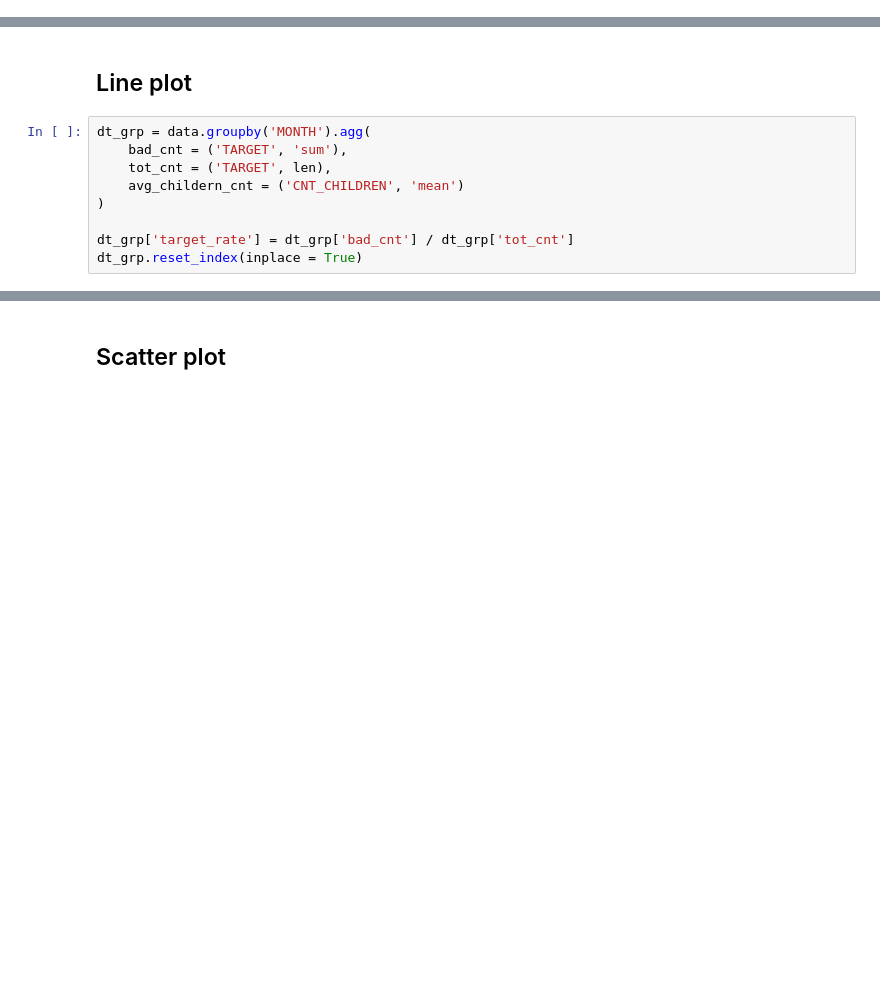
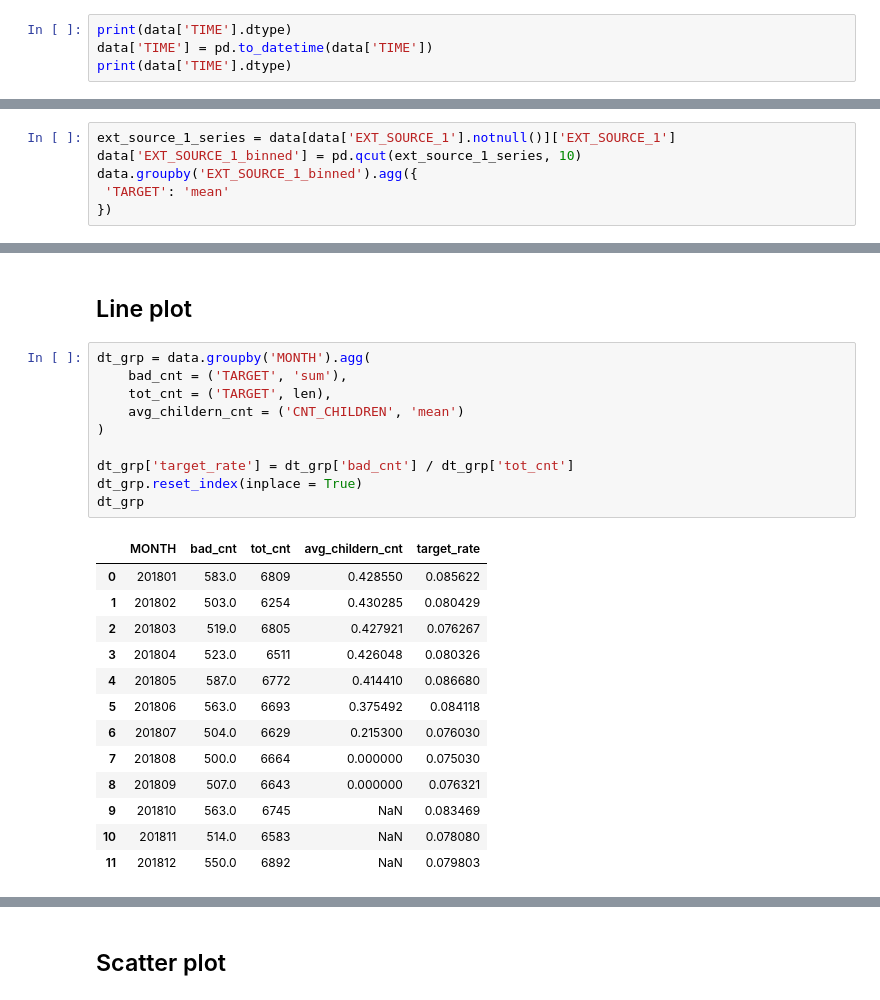
Before and after one commit to ThirstyMango/data-science-2, a Jupyter notebook: Practicals/00_python_intro/python_intro.ipynb, the cells around one changed output, grey strips where cells are left out. Saved outputs shown, nothing was run; the diff lists cells and outputs as text; blank space fills up the shorter version.

```diff
--- a/Practicals/00_python_intro/python_intro.ipynb
+++ b/Practicals/00_python_intro/python_intro.ipynb
@@ -1590,6 +1647,10 @@ print(data['TARGET'].dtype)
 <span style="color:red">**TO DO:** Convert TIME to datetime.</span>
 
 To see list of format codes go to: https://www.w3schools.com/python/gloss_python_date_format_codes.asp
+# %%
+print(data['TIME'].dtype)
+data['TIME'] = pd.to_datetime(data['TIME'])
+print(data['TIME'].dtype)
 # %% [markdown]
 ### Filter rows and select columns
 # %% [markdown]
@@ -1713,6 +1799,12 @@ data['score_binned'].value_counts(dropna=False)
 
 **Hint:**
 - Use quantile method on pd.Series
+# %%
+ext_source_1_series = data[data['EXT_SOURCE_1'].notnull()]['EXT_SOURCE_1']
+data['EXT_SOURCE_1_binned'] = pd.qcut(ext_source_1_series, 10)
+data.groupby('EXT_SOURCE_1_binned').agg({
+ 'TARGET': 'mean'
+})
 # %% [markdown]
 ### pivoting
 # %%
@@ -1897,12 +2004,27 @@ sns.kdeplot(data=data[data['EXT_SOURCE_1'].notnull()], x="EXT_SOURCE_1")
 # %%
 dt_grp = data.groupby('MONTH').agg(
     bad_cnt = ('TARGET', 'sum'),
     tot_cnt = ('TARGET', len),
     avg_childern_cnt = ('CNT_CHILDREN', 'mean')
 )
 
 dt_grp['target_rate'] = dt_grp['bad_cnt'] / dt_grp['tot_cnt']
 dt_grp.reset_index(inplace = True)
+dt_grp
+# %% [output]
+|  | MONTH | bad_cnt | tot_cnt | avg_childern_cnt | target_rate |
+| 0 | 201801 | 583.0 | 6809 | 0.428550 | 0.085622 |
+| 1 | 201802 | 503.0 | 6254 | 0.430285 | 0.080429 |
+| 2 | 201803 | 519.0 | 6805 | 0.427921 | 0.076267 |
+| 3 | 201804 | 523.0 | 6511 | 0.426048 | 0.080326 |
+| 4 | 201805 | 587.0 | 6772 | 0.414410 | 0.086680 |
+| 5 | 201806 | 563.0 | 6693 | 0.375492 | 0.084118 |
+| 6 | 201807 | 504.0 | 6629 | 0.215300 | 0.076030 |
+| 7 | 201808 | 500.0 | 6664 | 0.000000 | 0.075030 |
+| 8 | 201809 | 507.0 | 6643 | 0.000000 | 0.076321 |
+| 9 | 201810 | 563.0 | 6745 | NaN | 0.083469 |
+| 10 | 201811 | 514.0 | 6583 | NaN | 0.078080 |
+| 11 | 201812 | 550.0 | 6892 | NaN | 0.079803 |
 # %%
 plt.plot(dt_grp['target_rate'])
 plt.xticks(range(len(dt_grp)), dt_grp['MONTH'], rotation = 45)
```
Also changed, not shown: parts of 84 cells of this notebook, 6 other files.
